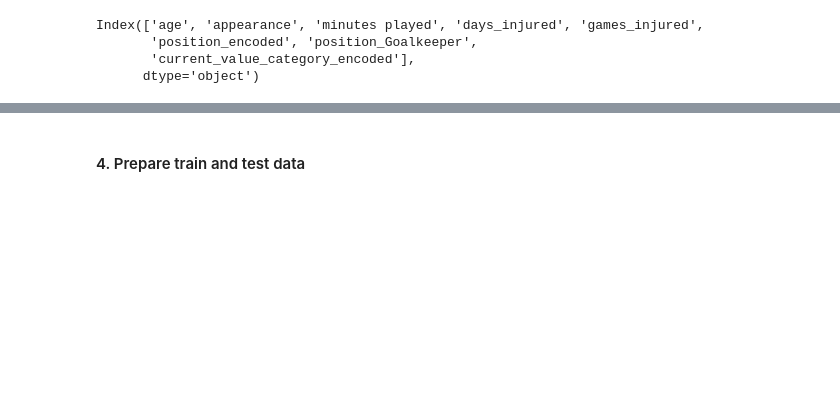
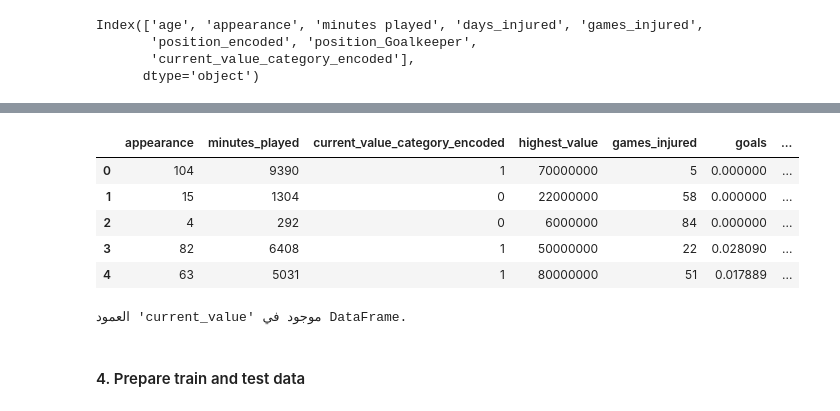
Before and after one commit to najla-alosime/LabAPI, a Jupyter notebook: KNN.ipynb, the cells around one changed output, grey strips where cells are left out. Saved outputs shown, nothing was run; the diff lists cells and outputs as text; code cells hidden in the pictures; blank space fills up the shorter version.

```diff
--- a/KNN.ipynb
+++ b/KNN.ipynb
@@ -770,6 +772,26 @@ df.head()
 | 2 | 4 | 292 | 0 | 6000000 | 84 | 0.000000 |
 | 3 | 82 | 6408 | 1 | 50000000 | 22 | 0.028090 |
 | 4 | 63 | 5031 | 1 | 80000000 | 51 | 0.017889 |
+# %%
+selected_features1 = ['appearance', 'minutes_played', 'current_value_category_encoded','highest_value','games_injured','goals','current_value']#,'games_injured'
+df.head()
+
+df= df[selected_features1]
+df.head()
+# %% [output]
+|  | appearance | minutes_played | current_value_category_encoded | highest_value | games_injured | goals | ... |
+| 0 | 104 | 9390 | 1 | 70000000 | 5 | 0.000000 | ... |
+| 1 | 15 | 1304 | 0 | 22000000 | 58 | 0.000000 | ... |
+| 2 | 4 | 292 | 0 | 6000000 | 84 | 0.000000 | ... |
+| 3 | 82 | 6408 | 1 | 50000000 | 22 | 0.028090 | ... |
+| 4 | 63 | 5031 | 1 | 80000000 | 51 | 0.017889 | ... |
+# %%
+if 'current_value' in df.columns:
+    print("العمود 'current_value' موجود في DataFrame.")
+else:
+    print("العمود 'current_value' غير موجود في DataFrame.")
+# %% [output]
+العمود 'current_value' موجود في DataFrame.
 # %% [markdown]
 #### 4. Prepare train and test data
 # %%
```
Also changed, not shown: parts of 21 cells of this notebook, 5 other files.
